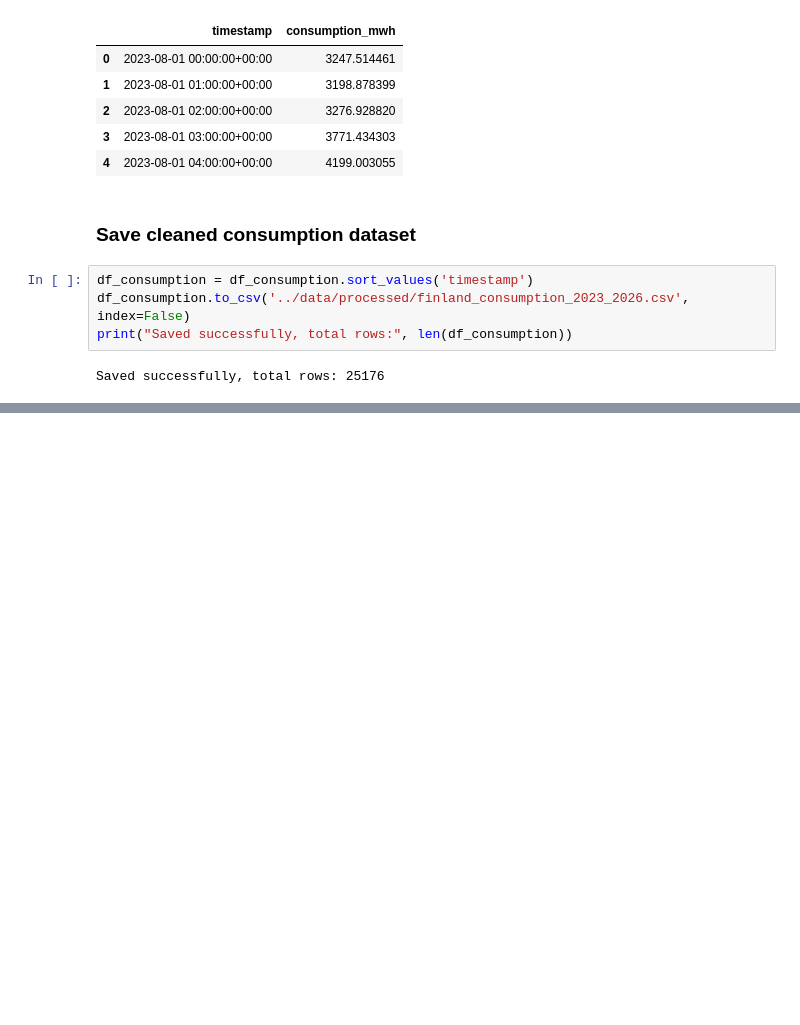
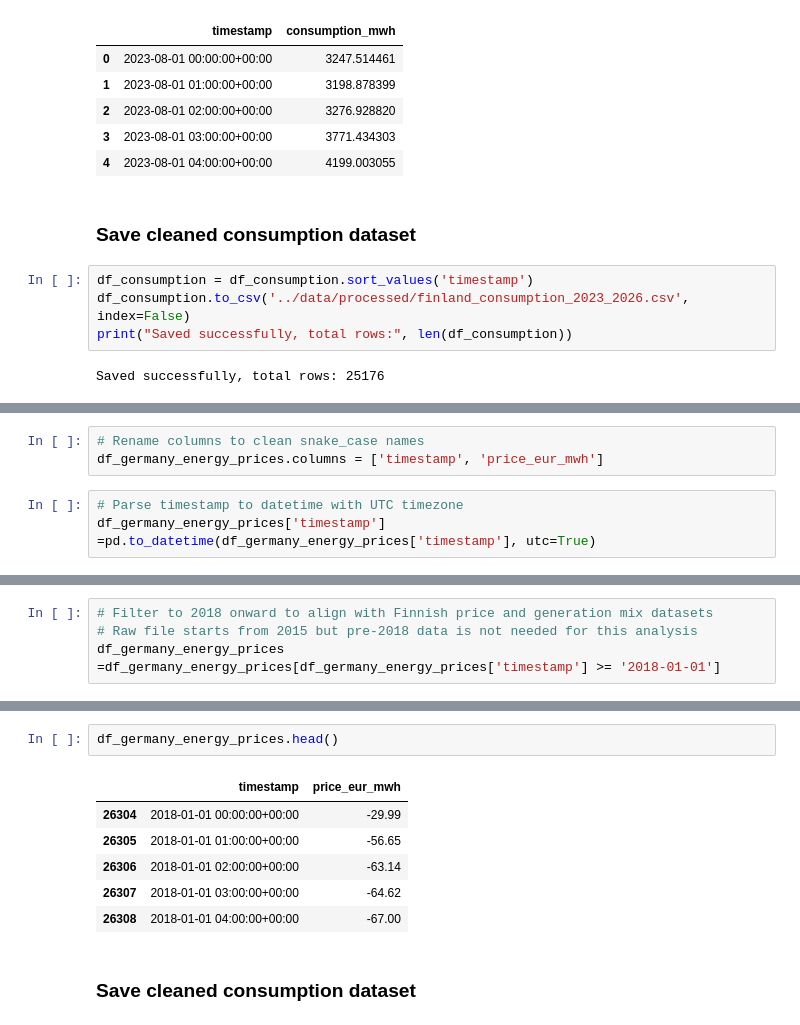
Before and after one commit to shreyakhetani/Finland-Electricity-Price-Analysis, a Jupyter notebook: notebooks/01_data_cleaning.ipynb, the cells around one changed output, grey strips where cells are left out. Drawn from its saved outputs; the diff is of its cells as text; blank space fills up the shorter version.

```diff
--- a/notebooks/01_data_cleaning.ipynb
+++ b/notebooks/01_data_cleaning.ipynb
@@ -418,0 +474,6 @@ Saved successfully, total rows: 25176
+# %%
+# Rename columns to clean snake_case names
+df_germany_energy_prices.columns = ['timestamp', 'price_eur_mwh']
+# %%
+# Parse timestamp to datetime with UTC timezone
+df_germany_energy_prices['timestamp'] =pd.to_datetime(df_germany_energy_prices['timestamp'], utc=True)
@@ -418,0 +484,4 @@ Saved successfully, total rows: 25176
+# %%
+# Filter to 2018 onward to align with Finnish price and generation mix datasets
+# Raw file starts from 2015 but pre-2018 data is not needed for this analysis
+df_germany_energy_prices =df_germany_energy_prices[df_germany_energy_prices['timestamp'] >= '2018-01-01']
@@ -418,0 +512,11 @@ Saved successfully, total rows: 25176
+# %%
+df_germany_energy_prices.head()
+# %% [output]
+|  | timestamp | price_eur_mwh |
+| 26304 | 2018-01-01 00:00:00+00:00 | -29.99 |
+| 26305 | 2018-01-01 01:00:00+00:00 | -56.65 |
+| 26306 | 2018-01-01 02:00:00+00:00 | -63.14 |
+| 26307 | 2018-01-01 03:00:00+00:00 | -64.62 |
+| 26308 | 2018-01-01 04:00:00+00:00 | -67.00 |
+# %% [markdown]
+### Save cleaned consumption dataset
```
Also changed, not shown: parts of 15 cells of this notebook, 1 other file.
